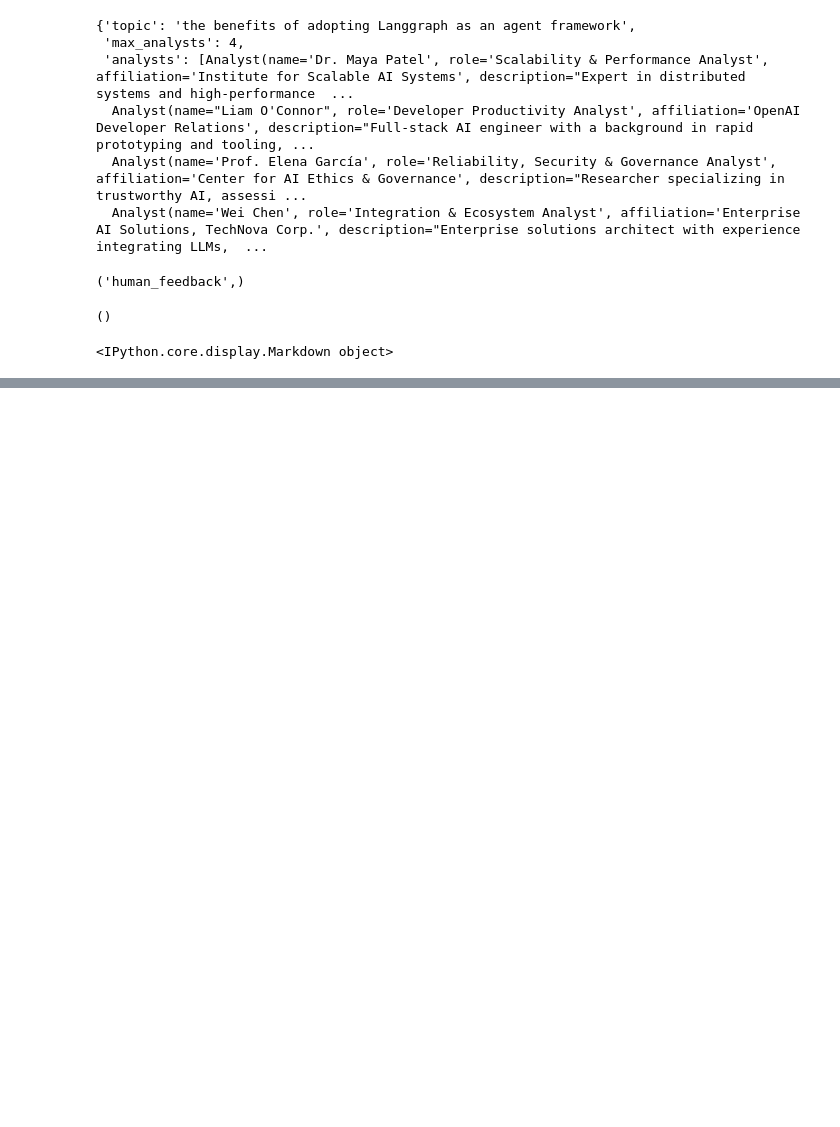
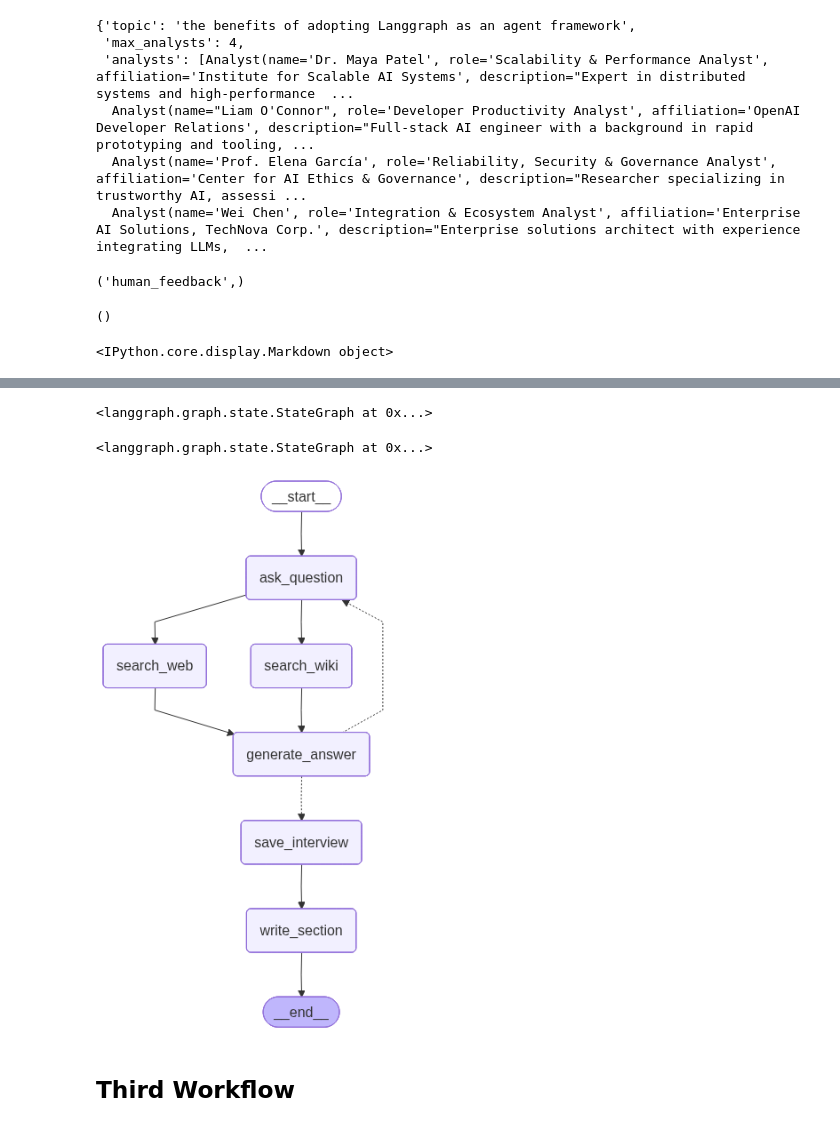
Before and after one commit to Karthiksaran-001/multi_agent_system, a Jupyter notebook: notebook/experiment.ipynb, the cells around one changed output, grey strips where cells are left out. Saved outputs shown, nothing was run; the diff lists cells and outputs as text; code cells hidden in the pictures; blank space fills up the shorter version.

Commit message:
Second Workflow Templae added in Notebook

```diff
--- a/notebook/experiment.ipynb
+++ b/notebook/experiment.ipynb
@@ -295,0 +328,35 @@ report
+# %%
+def router_msg(state:InterviewState):
+    """
+    """
+    pass
+# %%
+interview_builder = StateGraph(InterviewState)
+# %%
+interview_builder.add_node("ask_question" , ask_question)
+interview_builder.add_node("search_web" , search_web)
+interview_builder.add_node("search_wiki" , search_wiki)
+interview_builder.add_node("generate_answer" , generate_answer)
+interview_builder.add_node("save_interview" , save_interview)
+interview_builder.add_node("write_section" , write_section)
+# %% [output]
+<langgraph.graph.state.StateGraph at 0x...>
+# %%
+interview_builder.add_edge(START , "ask_question")
+interview_builder.add_edge("ask_question" , "search_web")
+interview_builder.add_edge("ask_question" , "search_wiki")
+interview_builder.add_edge("search_web" , "generate_answer")
+interview_builder.add_edge("search_wiki" , "generate_answer")
+interview_builder.add_conditional_edges("generate_answer",
+                        router_msg,["ask_question","save_interview"])
+interview_builder.add_edge("save_interview" , "write_section")
+interview_builder.add_edge("write_section" , END)
+# %% [output]
+<langgraph.graph.state.StateGraph at 0x...>
+# %%
+interview_graph = interview_builder.compile(checkpointer=memory).with_config(run_name = "conduct_interview")
+interview_graph
+# %% [output]
+[figure, added]
+# %% [markdown]
+## Third Workflow
```
Also changed, not shown: parts of 6 cells of this notebook.
